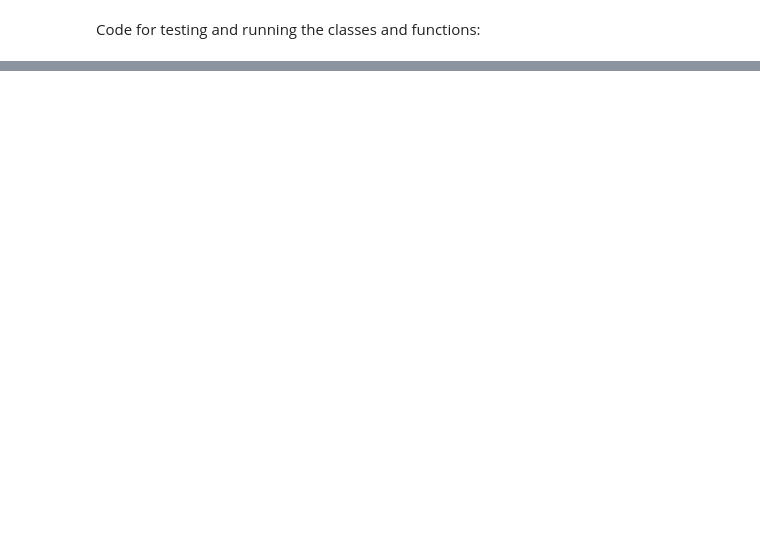
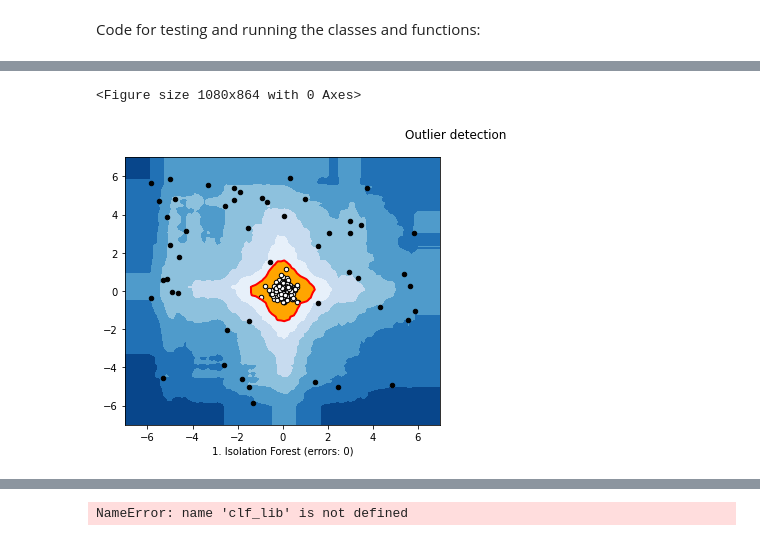
Before and after one commit to anti002/IsolationForestTinyML, a Jupyter notebook: PyOffline_solution/antonForest.ipynb, the cells around one changed output, grey strips where cells are left out. Cells and saved outputs as stored; diff of their text form; code cells hidden in the pictures; blank space fills up the shorter version.

Commit message:
Added sciForest for ofline solution training

```diff
--- a/PyOffline_solution/antonForest.ipynb
+++ b/PyOffline_solution/antonForest.ipynb
@@ -61,7 +61,7 @@ class antonForest():
         average_length = self.path_length(data)
         scores = np.array([np.power(2, -l/c(self.sample_size)) for l in average_length])
         #WARNING fix - and +0.5
-        scores = -scores +0.5#+ 0.4775
+        scores = -scores + 0.4775
         return scores
 
     def predict_from_score(self, scores, threshold):
@@ -267,0 +264,68 @@ print(aps)
+# %%
+# Fit the models with the generated data and
+# compare model performances
+def c(size):
+    if size > 2:
+        return 2 * (np.log(size-1)+0.5772156649) - 2*(size-1)/size
+    if size == 2:
+        return 1
+    return 0
+
+np.random.seed(42)
+clf = antonForest(100, 256, random_state=random_state)
+clf_lib = IsolationForest(random_state=random_state)
+# Data generation
+X1 = 0.3 * np.random.randn(n_inliers // 2, 2) #Removed offest
+X2 = 0.3 * np.random.randn(n_inliers // 2, 2) #Removed offset
+X = np.r_[X1, X2]
+# Add outliers
+X = np.r_[X, np.random.uniform(low=-6, high=6, size=(n_outliers, 2))]
+
+
+# Fit the model
+plt.figure(figsize=(15, 12))
+# fit the data and tag outliers
+clf.fit(X)
+clf_lib.fit(X)
+#WARNING put +1
+scores_pred = clf.decision_function(X) * 1
+scores_pred_lib = clf_lib.decision_function(X) * 1
+
+threshold = percentile(scores_pred, 100 * outliers_fraction)
+threshold_lib = percentile(scores_pred_lib, 100 * outliers_fraction)
+
+y_pred = clf.predict(X, threshold) * -1
+y_pred = (y_pred + 1) #/ 2
+
+y_pred_lib = clf_lib.predict(X) * -1
+y_pred_lib = (y_pred_lib + 1) / 2
+
+n_errors = (y_pred != ground_truth).sum()
+# plot the levels lines and the points
+
+#WARNING +1
+Z = clf.decision_function(np.c_[xx.ravel(), yy.ravel()]) * 1
+Z = Z.reshape(xx.shape)
+plt.figure(figsize=[10,10])
+subplot = plt.subplot(2, 2, 1)
+subplot.contourf(xx, yy, Z, levels=np.linspace(Z.min(), threshold, 7),
+                    cmap=plt.cm.Blues_r)
+a = subplot.contour(xx, yy, Z, levels=[threshold], #Removed - in front of threshold, since -score
+                    linewidths=2, colors='red')
+subplot.contourf(xx, yy, Z, levels=[threshold, Z.max()],
+                    colors='orange')
+b = subplot.scatter(X[:-n_outliers, 0], X[:-n_outliers, 1], c='white',
+                    s=20, edgecolor='k')
+c = subplot.scatter(X[-n_outliers:, 0], X[-n_outliers:, 1], c='black',
+                    s=20, edgecolor='k')
+subplot.axis('tight')
+subplot.set_xlabel("%d. %s (errors: %d)" % (1, "Isolation Forest", n_errors))
+subplot.set_xlim((-7, 7))
+subplot.set_ylim((-7, 7))
+plt.subplots_adjust(0.04, 0.1, 0.96, 0.94, 0.1, 0.26)
+plt.suptitle("Outlier detection")
+plt.show()
+print(scores_pred_lib)
+# %% [output]
+<Figure size 1080x864 with 0 Axes>
+[figure, added]
@@ -267,0 +349,4 @@ print(aps)
+# %%
+print(clf_lib.estimators_)
+# %% [output]
+NameError: name 'clf_lib' is not defined
```
Also changed, not shown: parts of 2 cells of this notebook, 2 other files.
